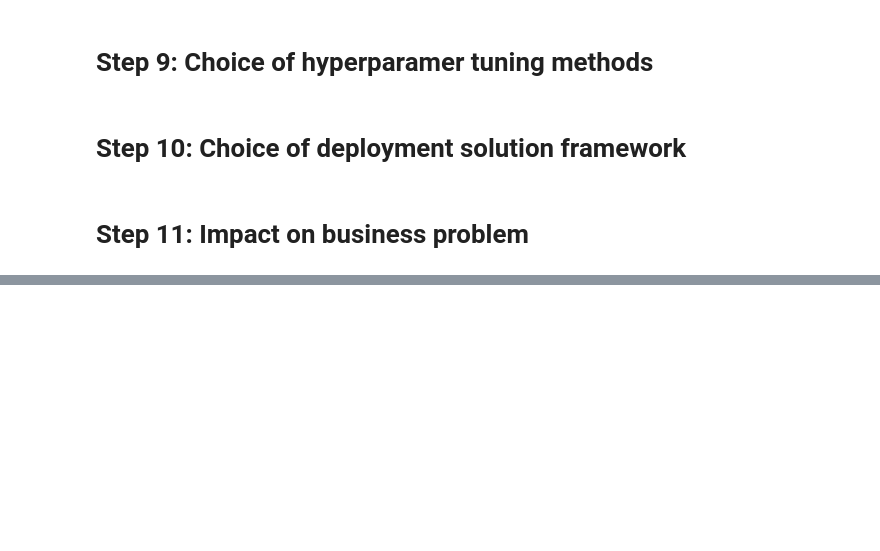
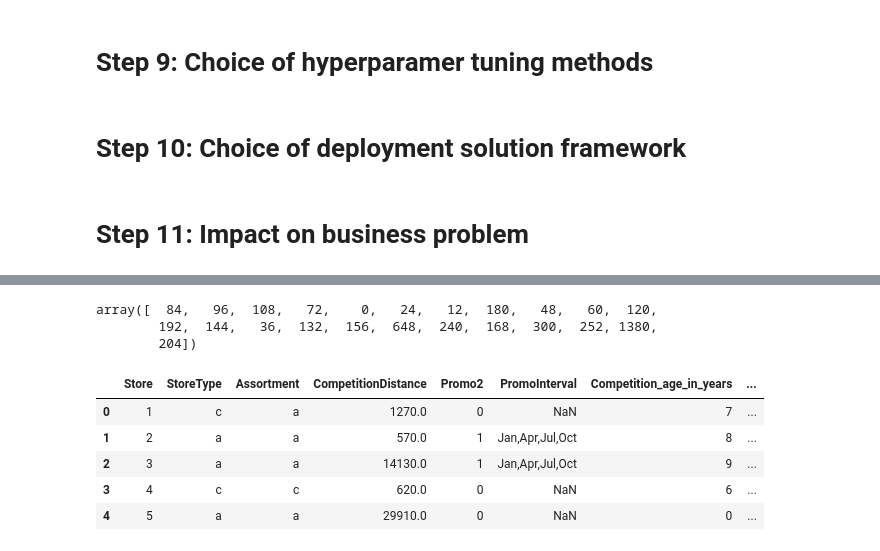
Before and after one commit to omkar123katare/Capstone_2_Retail_sales_prediction, a Jupyter notebook: retail_sales__predicton_capstone_2.ipynb, the cells around one changed output, grey strips where cells are left out. Cells and saved outputs as stored; diff of their text form; code cells hidden in the pictures; blank space fills up the shorter version.

```diff
--- a/retail_sales__predicton_capstone_2.ipynb
+++ b/retail_sales__predicton_capstone_2.ipynb
@@ -367,0 +430,2 @@ However, before I do that, a mind map can be useful when creating all the hypoth
+# %%
+data2['Competition_age_in_months']=data2['CompetitionOpenSinceMonth']=data2['adder_month_temp']
@@ -367,0 +462,26 @@ However, before I do that, a mind map can be useful when creating all the hypoth
+# %%
+data2['CompetitionOpenSinceMonth'].unique()
+# %% [output]
+array([  84,   96,  108,   72,    0,   24,   12,  180,   48,   60,  120,
+        192,  144,   36,  132,  156,  648,  240,  168,  300,  252, 1380,
+        204])
+# %%
+data2=data2.drop(['CompetitionOpenSinceYear','CompetitionOpenSinceMonth','adder_month_temp'],axis=1)
+# %%
+dict = {
+    0: 'No_promo_2',
+    1: 'Yes_promo_2'
+}
+
+data2['promo2'] = data2['Promo2'].map(dict)
+# %%
+data2=data2.drop(['Promo2SinceWeek','Promo2SinceYear'],axis=1)
+# %%
+data2.head()
+# %% [output]
+|  | Store | StoreType | Assortment | CompetitionDistance | Promo2 | PromoInterval | Competition_age_in_years | ... |
+| 0 | 1 | c | a | 1270.0 | 0 | NaN | 7 | ... |
+| 1 | 2 | a | a | 570.0 | 1 | Jan,Apr,Jul,Oct | 8 | ... |
+| 2 | 3 | a | a | 14130.0 | 1 | Jan,Apr,Jul,Oct | 9 | ... |
+| 3 | 4 | c | c | 620.0 | 0 | NaN | 6 | ... |
+| 4 | 5 | a | a | 29910.0 | 0 | NaN | 0 | ... |
```
Also changed, not shown: parts of 23 cells of this notebook.
